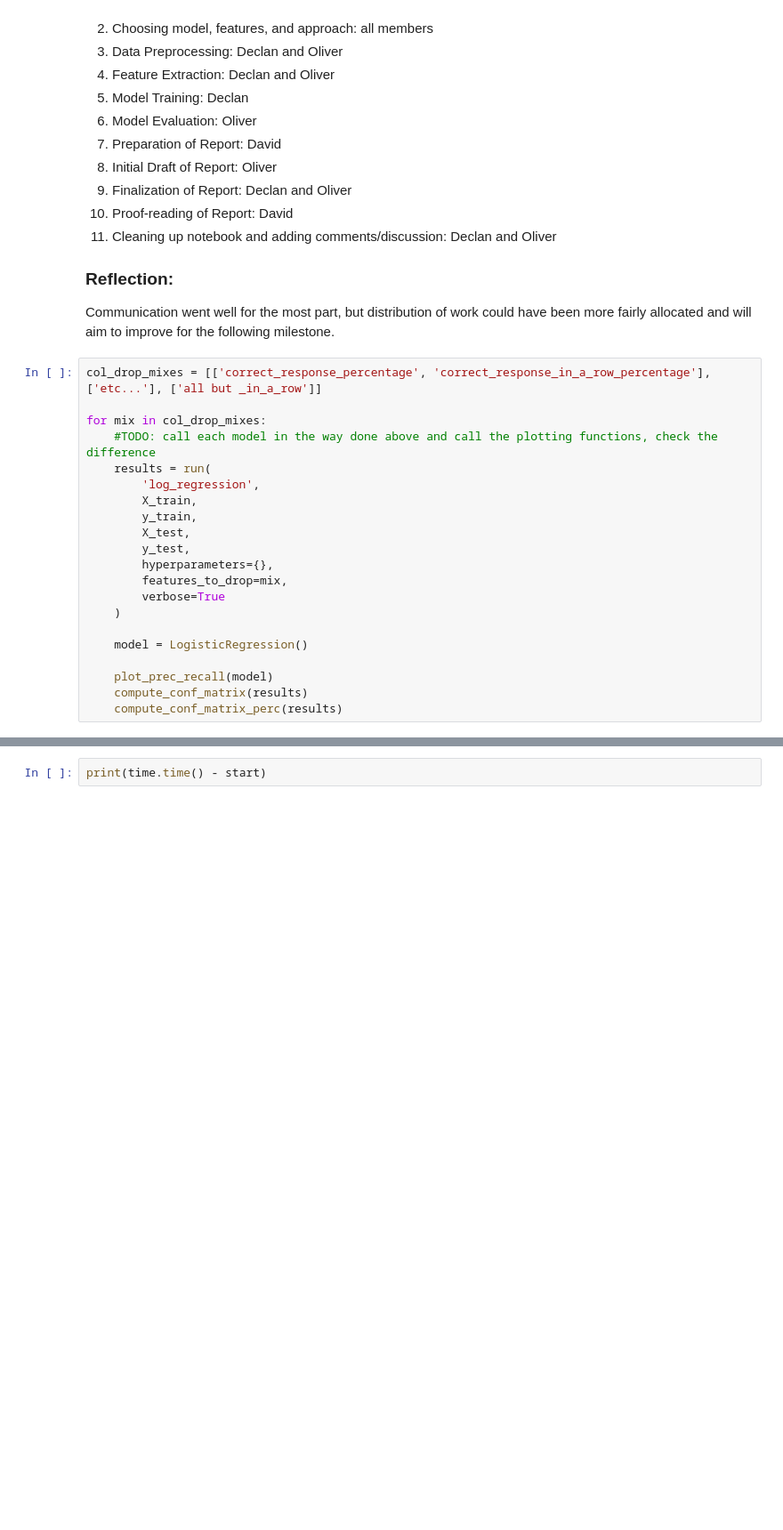
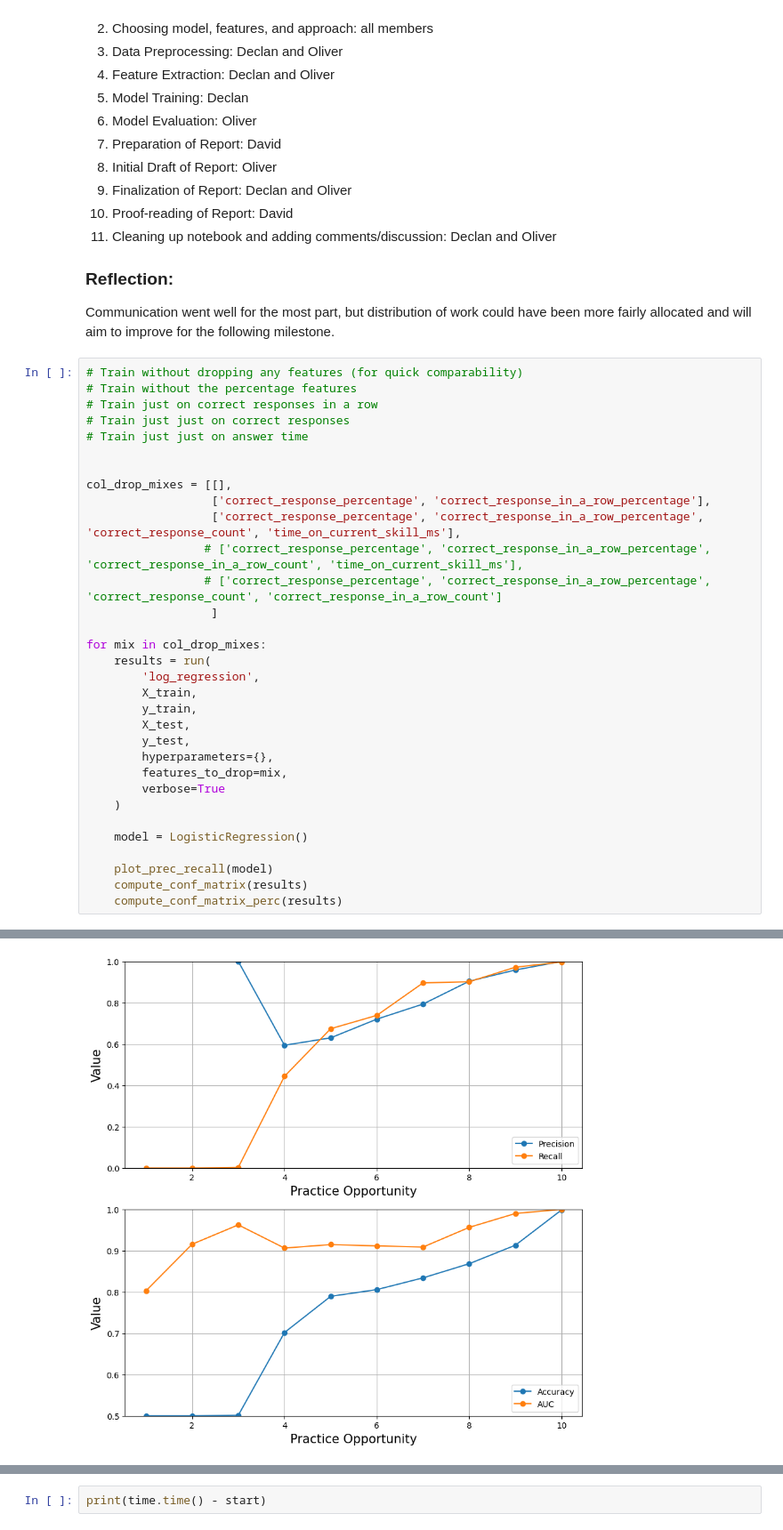
Before and after one commit to odudler/mlbd2023, a Jupyter notebook: m4_calcularis_report.ipynb, the cells around one changed output, grey strips where cells are left out. Shown at 89% size. Drawn from its saved outputs; the diff is of its cells as text; blank space fills up the shorter version.

```diff
--- a/m4_calcularis_report.ipynb
+++ b/m4_calcularis_report.ipynb
@@ -1057,10 +1057,21 @@ Please describe the contributions of each team member to Milestone 4. Reflect on
 ### Reflection:
 Communication went well for the most part, but distribution of work could have been more fairly allocated and will aim to improve for the following milestone.
 # %%
-col_drop_mixes = [['correct_response_percentage', 'correct_response_in_a_row_percentage'], ['etc...'], ['all but _in_a_row']]
+# Train without dropping any features (for quick comparability)
+# Train without the percentage features
+# Train just on correct responses in a row
+# Train just just on correct responses
+# Train just just on answer time
+
+
+col_drop_mixes = [[],
+                  ['correct_response_percentage', 'correct_response_in_a_row_percentage'],
+                  ['correct_response_percentage', 'correct_response_in_a_row_percentage', 'correct_response_count', 'time_on_current_skill_ms'],
+                 # ['correct_response_percentage', 'correct_response_in_a_row_percentage', 'correct_response_in_a_row_count', 'time_on_current_skill_ms'],
+                 # ['correct_response_percentage', 'correct_response_in_a_row_percentage', 'correct_response_count', 'correct_response_in_a_row_count']
+                  ]
 
 for mix in col_drop_mixes:
-    #TODO: call each model in the way done above and call the plotting functions, check the difference
     results = run(
         'log_regression',
         X_train,
@@ -1081,0 +1094 @@ SyntaxError: invalid syntax (1571296376.py, line 13)
+[figure, added]
```
Also changed, not shown: parts of 12 cells of this notebook.
